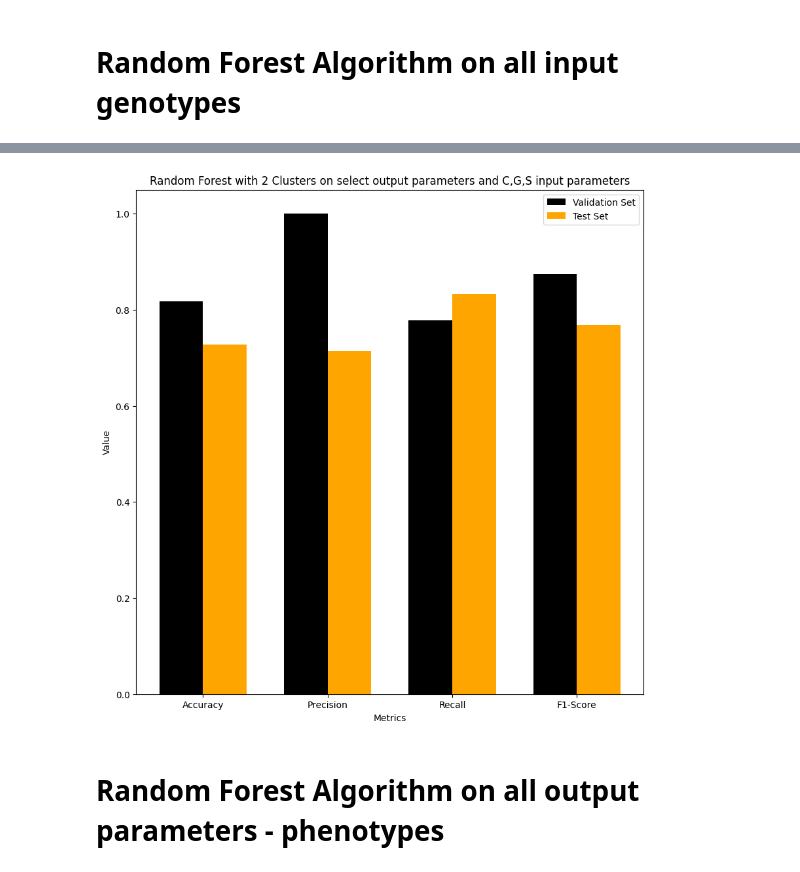
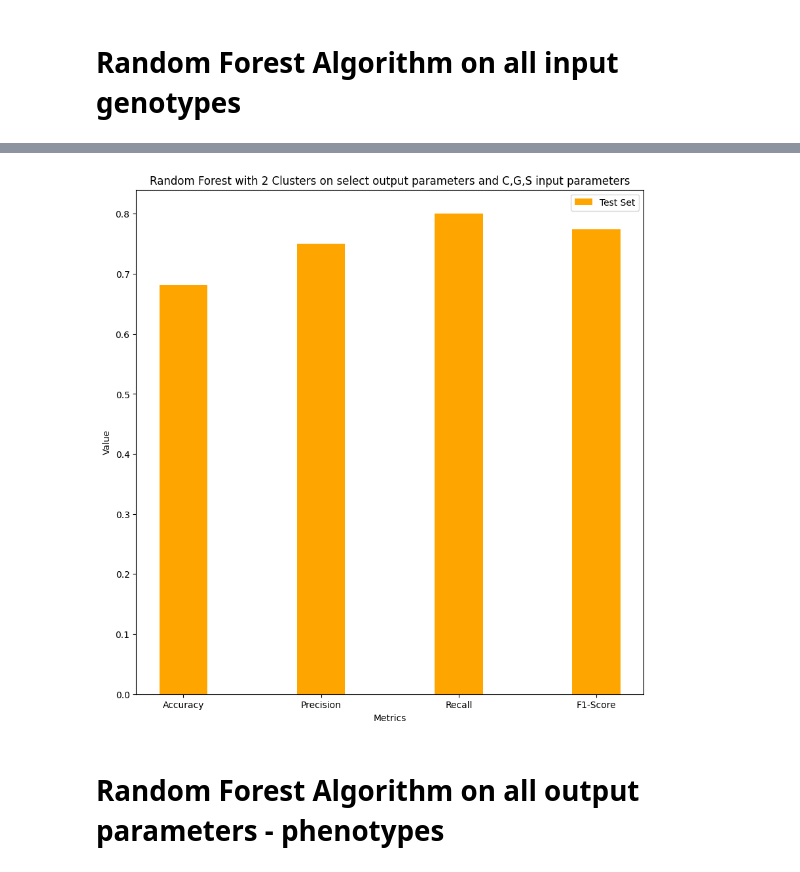
Before and after one commit to SP-2112/Advanced_Soybean_Agricultural_Dataset_Analysis_CS209_TermProject, a Jupyter notebook: Code_Notebooks/07_Classification.ipynb, the cells around one changed output, grey strips where cells are left out. Saved outputs shown, nothing was run; the diff lists cells and outputs as text; code cells hidden in the pictures.

```diff
--- a/Code_Notebooks/07_Classification.ipynb
+++ b/Code_Notebooks/07_Classification.ipynb
@@ -168,16 +168,16 @@ data_X2
 108 rows × 21 columns
 # %%
 def train_test_split_data(data_X,data_Y):
-  data_X_train,data_X_temp,data_Y_train,data_Y_temp=train_test_split(data_X,data_Y,test_size=0.2,random_state=42)
-  data_X_valid,data_X_test,data_Y_valid,data_Y_test=train_test_split(data_X_temp,data_Y_temp,test_size=0.5,random_state=42)
-  return data_X_train,data_X_valid,data_X_test,data_Y_train,data_Y_valid,data_Y_test
+  data_X_train,data_X_test,data_Y_train,data_Y_test=train_test_split(data_X,data_Y,test_size=0.2,random_state=42)
+  # data_X_valid,data_X_test,data_Y_valid,data_Y_test=train_test_split(data_X_temp,data_Y_temp,test_size=0.5,random_state=42)
+  return data_X_train,data_X_test,data_Y_train,data_Y_test
 # %%
 #CGS parameters
-data_X_train,data_X_valid,data_X_test,data_Y_train,data_Y_valid,data_Y_test=train_test_split_data(data_X,data_Y)
+data_X_train,data_X_test,data_Y_train,data_Y_test=train_test_split_data(data_X,data_Y)
 # Output parameters
-data_X1_train,data_X1_valid,data_X1_test,data_Y1_train,data_Y1_valid,data_Y1_test=train_test_split_data(data_X1,data_Y)
+data_X1_train,data_X1_test,data_Y1_train,data_Y1_test=train_test_split_data(data_X1,data_Y)
 # All parameters
-data_X2_train,data_X2_valid,data_X2_test,data_Y2_train,data_Y2_valid,data_Y2_test=train_test_split_data(data_X2,data_Y)
+data_X2_train,data_X2_test,data_Y2_train,data_Y2_test=train_test_split_data(data_X2,data_Y)
 # %%
 data.drop(columns=['Cluster Label']).corr()
 # %% [output]
@@ -254,8 +258,9 @@ def evaluate_model(model,data_X_valid,data_Y_valid,data_X_test,data_Y_test):
 # %% [markdown]
 # **Random Forest Algorithm on all input genotypes**
 # %%
-best_randomForest=RandomForestClassifier(criterion='gini',max_depth=5,min_samples_leaf=1,min_samples_split=2,n_estimators=20)
+best_randomForest=RandomForestClassifier(criterion='gini',max_depth=9,min_samples_leaf=1,min_samples_split=5,n_estimators=75)
 best_randomForest.fit(data_X_train,data_Y_train)
-results=evaluate_model(best_randomForest,data_X_valid,data_Y_valid,data_X_test,data_Y_test)
+# results=evaluate_model(best_randomForest,data_X_valid,data_Y_valid,data_X_test,data_Y_test)
+results=evaluate_model(best_randomForest,data_X_test,data_Y_test)
 # %% [output]
 Accuracy Score
@@ -286,18 +290,18 @@ results
 # %%
 metrics=['Accuracy','Precision','Recall','F1-Score']
 x=np.arange(len(metrics))
 barwidth=0.35
 plt.figure(figsize=(10,10))
-plt.bar(x-barwidth/2,results['validation'],label='Validation Set',color='black',width=0.35)
-plt.bar(x+barwidth/2,results['test'],label='Test Set',color='orange',width=0.35)
+# plt.bar(x-barwidth/2,results['validation'],label='Validation Set',color='black',width=0.35)
+plt.bar(x,results['test'],label='Test Set',color='orange',width=0.35)
 plt.xticks(x,metrics)
 plt.ylabel('Value')
 plt.xlabel('Metrics')
 plt.title('Random Forest with 2 Clusters on select output parameters and C,G,S input parameters')
 plt.legend()
 plt.show()
 # %% [output]
-[figure, old version]
+[figure, new version]
 # %% [markdown]
 # **Random Forest Algorithm on all output parameters - phenotypes**
 # %%
```
Also changed, not shown: parts of 23 cells of this notebook.
